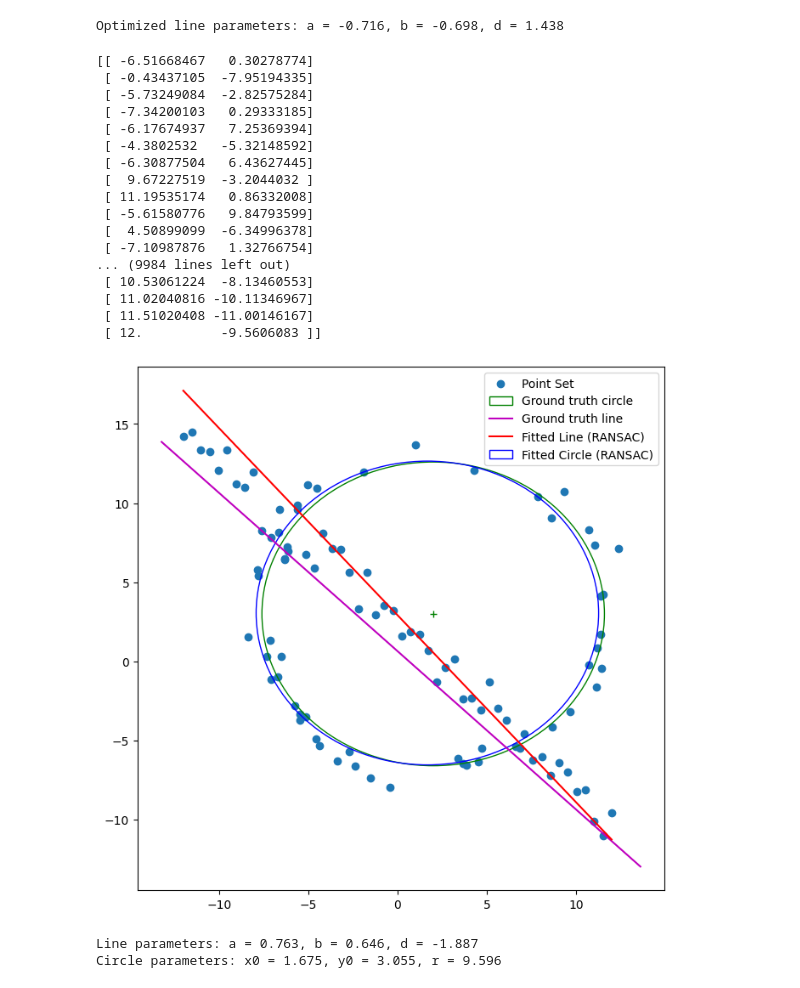
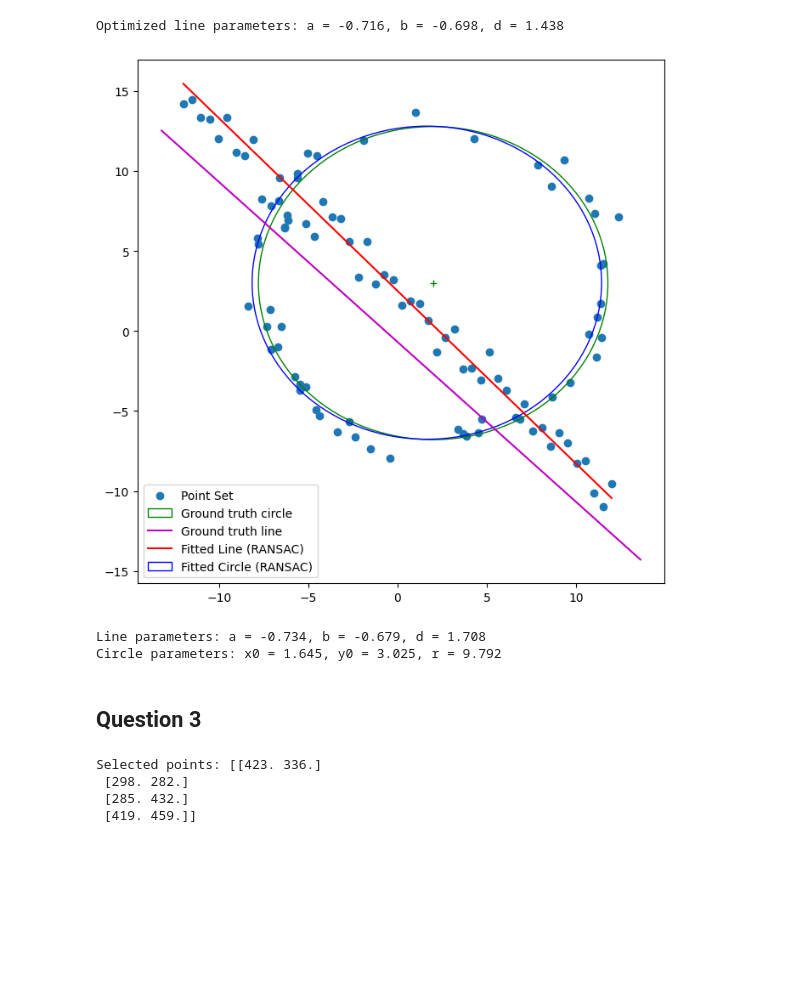
Before and after one commit to RPX2001/Assignement2_EN3160, a Jupyter notebook: 210451U_Assignment2.ipynb, the cells around one changed output. Saved outputs shown, nothing was run; the diff lists cells and outputs as text; code cells hidden in the pictures; blank space fills up the shorter version.

```diff
--- a/210451U_Assignment2.ipynb
+++ b/210451U_Assignment2.ipynb
@@ -203,6 +203,7 @@ from random import sample
 # Helper function to calculate the distance of points to a line ax + by + d = 0
 def line_distance(points, a, b, d):
     return np.abs(a * points[:, 0] + b * points[:, 1] + d) / np.sqrt(a**2 + b**2)
+    # return np.abs((points[:, 0]**2 + points[:, 1]**2)**0.5)
 
 # Helper function to fit a line through two points
 def fit_line(p1, p2):
@@ -220,7 +221,7 @@ def ransac_line(points, threshold, num_iterations=100):
     for _ in range(num_iterations):
         # Randomly select 2 points
         p1, p2 = points[sample(range(len(points)), 2)]
-        print(points)
+        # print(points)
 
         # Fit a line through them
         a, b, d = fit_line(p1, p2)
@@ -280,51 +281,82 @@ def ransac_circle(points, threshold, num_iterations=100):
     return best_x0, best_y0, best_r, best_consensus
 
 # Apply RANSAC to the noisy data
-threshold_line = 0.45
+threshold_line = 0.5
 threshold_circle = 0.5
 
 # First, fit a line and remove inliers
 a, b, d, line_consensus = ransac_line(X, threshold_line)
 X_remnant = np.array([point for point in X if point not in line_consensus])
 
 # Then, fit a circle to the remaining points
 x0, y0, r, circle_consensus = ransac_circle(X_remnant, threshold_circle)
 
 # Plotting results
 ax = plot_all(separate=False)
 # Plot the fitted line
 x_vals = np.linspace(-12, 12, 100)
 y_vals = -(a * x_vals + d) / b
 plt.plot(x_vals, y_vals, color='r', label='Fitted Line (RANSAC)')
 
 # Plot the fitted circle
 fitted_circle = plt.Circle((x0, y0), r, color='b', fill=False, label='Fitted Circle (RANSAC)')
 ax.add_patch(fitted_circle)
 
 plt.legend()
 plt.show()
 
 # Print results
 print(f"Line parameters: a = {a:.3f}, b = {b:.3f}, d = {d:.3f}")
 print(f"Circle parameters: x0 = {x0:.3f}, y0 = {y0:.3f}, r = {r:.3f}")
 # %% [output]
+[figure, new version]
-[[ -6.51668467   0.30278774]
- [ -0.43437105  -7.95194335]
- [ -5.73249084  -2.82575284]
- [ -7.34200103   0.29333185]
- [ -6.17674937   7.25369394]
- [ -4.3802532   -5.32148592]
- [ -6.30877504   6.43627445]
- [  9.67227519  -3.2044032 ]
- [ 11.19535174   0.86332008]
- [ -5.61580776   9.84793599]
- [  4.50899099  -6.34996378]
- [ -7.10987876   1.32766754]
-... (9984 lines left out)
- [ 10.53061224  -8.13460553]
- [ 11.02040816 -10.11346967]
- [ 11.51020408 -11.00146167]
- [ 12.          -9.5606083 ]]
+Line parameters: a = -0.734, b = -0.679, d = 1.708
+Circle parameters: x0 = 1.645, y0 = 3.025, r = 9.792
-[figure, old version]
-Line parameters: a = 0.763, b = 0.646, d = -1.887
-Circle parameters: x0 = 1.675, y0 = 3.055, r = 9.596
+# %% [markdown]
+## Question 3
+# %%
+import numpy as np
+import cv2 as cv
+from skimage import transform
+
+# Load the images
+im1 = cv.imread('005.jpg')
+im2 = cv.imread('flag.png')
+assert im1 is not None and im2 is not None, "Error loading images"
+
+# Number of points to select
+N = 4
+selected_points = np.empty((N, 2), dtype=np.float32)
+current_point = 0
+
+# Callback function to handle mouse events
+def select_points(event, x, y, flags, param):
+    global current_point
+    if event == cv.EVENT_LBUTTONDOWN and current_point < N:
+        cv.circle(param, (x, y), 5, (0, 255, 0), -1)
+        selected_points[current_point] = (x, y)
+        current_point += 1
+
+# Make a copy of the image to draw on
+im1_copy = im1.copy()
+
+# Set up the window and callback
+cv.namedWindow('Image 1', cv.WINDOW_AUTOSIZE)
+cv.setMouseCallback('Image 1', select_points, im1_copy)
+
+# Event loop to display the image and capture points
+while current_point < N:
+    cv.imshow('Image 1', im1_copy)
+    if cv.waitKey(20) & 0xFF == 27:  # Exit on 'Esc' key
+        break
+
+cv.destroyAllWindows()
+
+# Print the selected points
+dst_points = selected_points
+print("Selected points:", dst_points)
+# %% [output]
+Selected points: [[423. 336.]
+ [298. 282.]
+ [285. 432.]
+ [419. 459.]]
```
Also changed, not shown: parts of 1 cell of this notebook.
